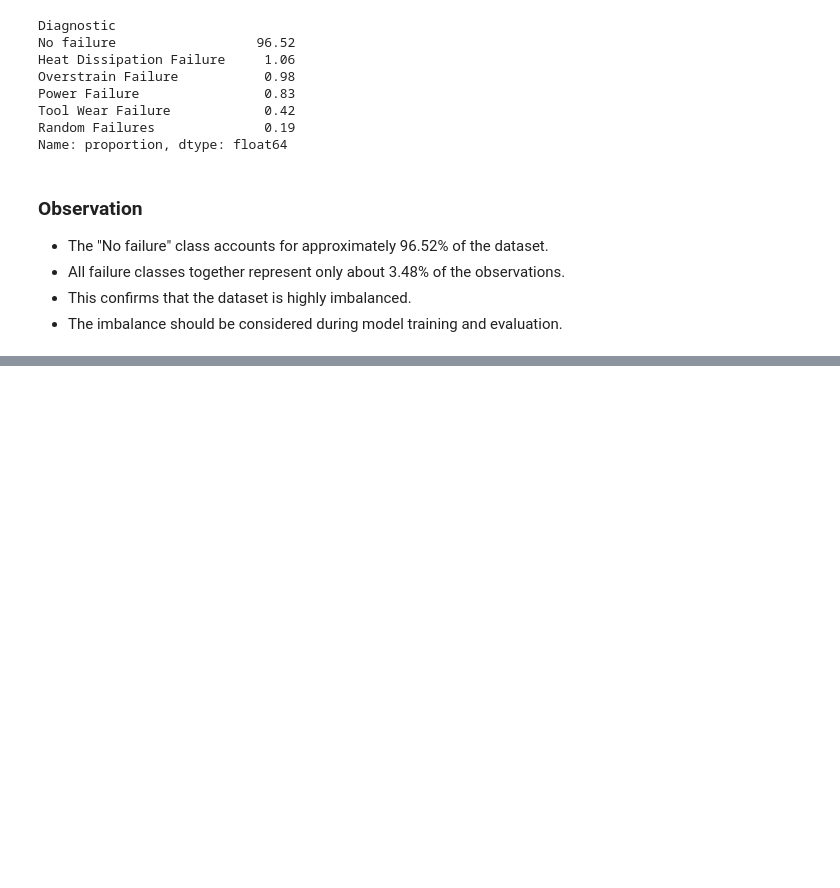
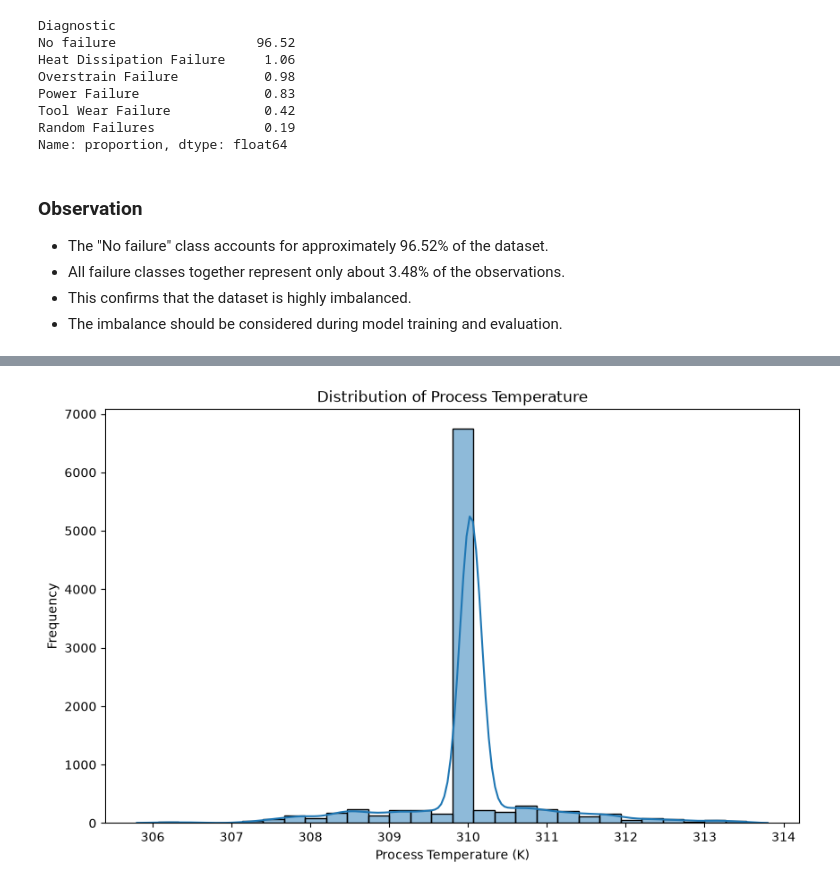
Before and after one commit to Carolljo/Predictive-Maintenance-Intelligence-Platform, a Jupyter notebook: notebooks/03_EDA.ipynb, the cells around one changed output, grey strips where cells are left out. Drawn from its saved outputs; the diff is of its cells as text; code cells hidden in the pictures; blank space fills up the shorter version.

```diff
--- a/notebooks/03_EDA.ipynb
+++ b/notebooks/03_EDA.ipynb
@@ -115,0 +214,19 @@ Name: proportion, dtype: float64
+# %%
+# Visualize the distribution of Process Temperature
+
+plt.figure(figsize=(10,6))
+
+sns.histplot(
+    data=df,
+    x="Process temperature (K)",
+    bins=30,
+    kde=True
+)
+
+plt.title("Distribution of Process Temperature")
+plt.xlabel("Process Temperature (K)")
+plt.ylabel("Frequency")
+
+plt.show()
+# %% [output]
+[figure, added]
```
Also changed, not shown: parts of 25 cells of this notebook.
